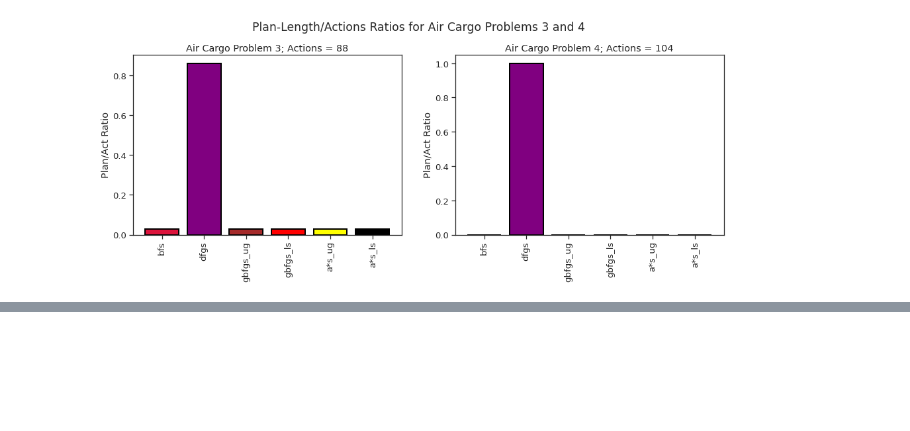
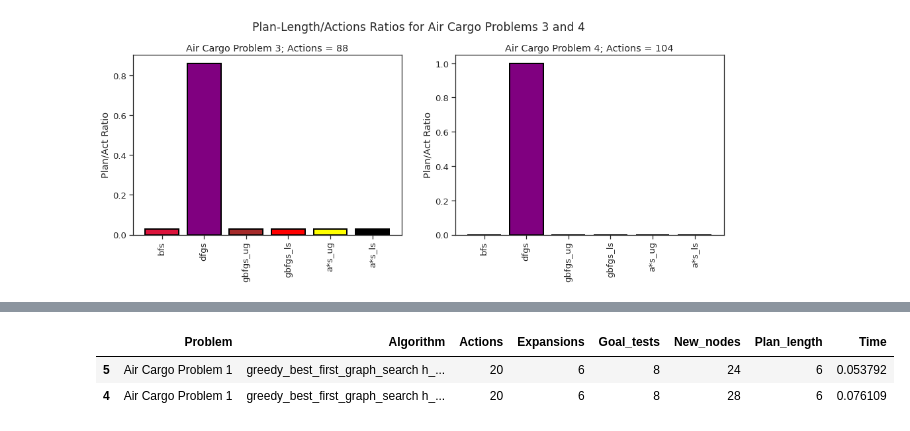
Before and after one commit to Lawrence-Krukrubo/Building-a-Forward-Planning-Agent, a Jupyter notebook: forward_planning_agent_analysis.ipynb, the cells around one changed output, grey strips where cells are left out. Drawn from its saved outputs; the diff is of its cells as text; code cells hidden in the pictures; blank space fills up the shorter version.

```diff
--- a/forward_planning_agent_analysis.ipynb
+++ b/forward_planning_agent_analysis.ipynb
@@ -231,0 +281,6 @@ plot_bar_chart(chart_1, chart_2, 3, new_col, suptitle1, suptitle2, ylabel)
+# %%
+prob_1.nsmallest(6,'Expansions').nsmallest(5, 'New_nodes').nsmallest(3,'Plan_length').nsmallest(2, 'Time')
+# %% [output]
+|  | Problem | Algorithm | Actions | Expansions | Goal_tests | New_nodes | Plan_length | Time |
+| 5 | Air Cargo Problem 1 | greedy_best_first_graph_search h_... | 20 | 6 | 8 | 24 | 6 | 0.053792 |
+| 4 | Air Cargo Problem 1 | greedy_best_first_graph_search h_... | 20 | 6 | 8 | 28 | 6 | 0.076109 |
```
Also changed, not shown: parts of 9 cells of this notebook.
